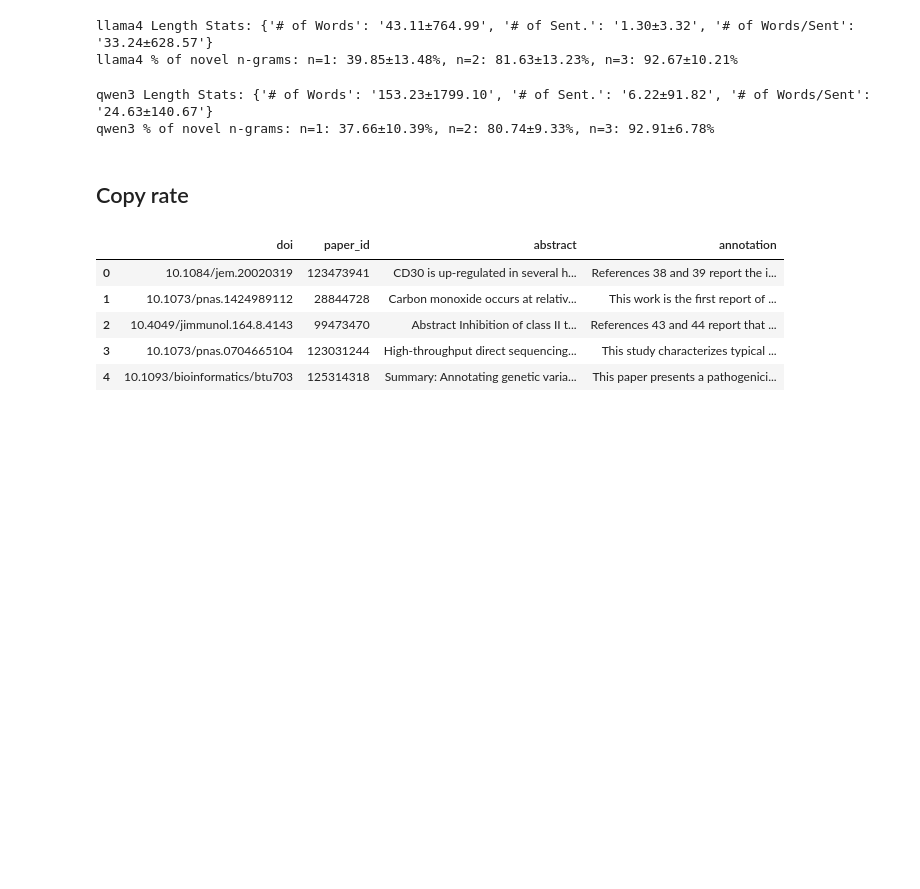
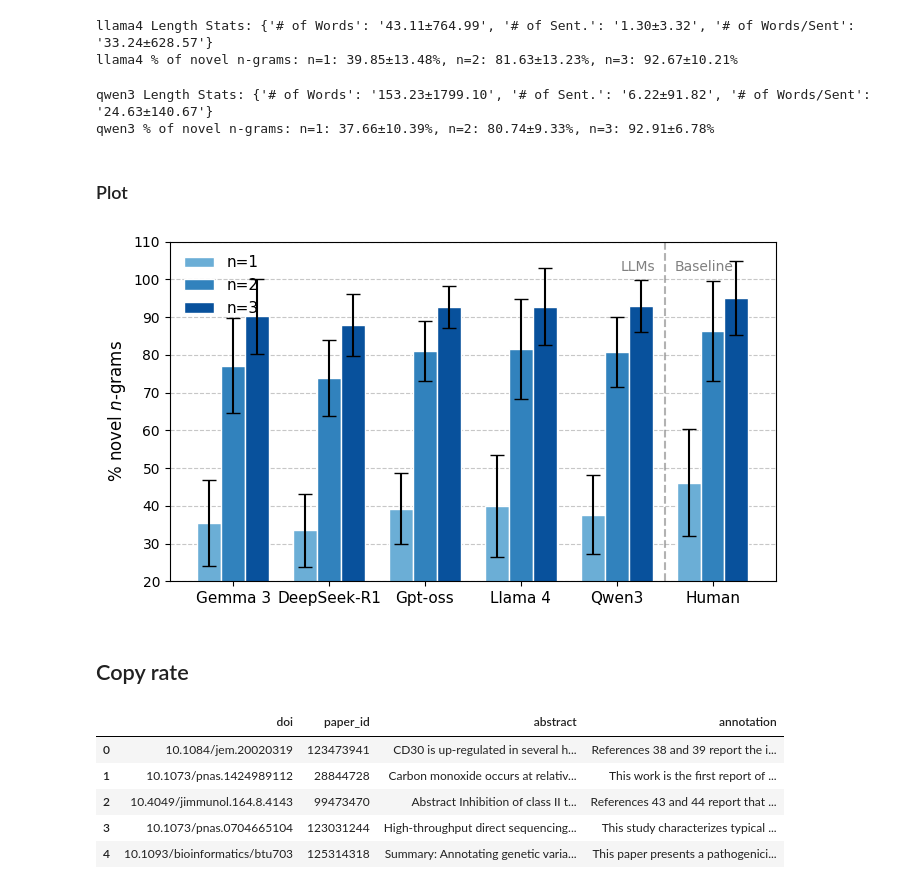
Before and after one commit to netknowledge/LLM_summarization, a Jupyter notebook: dataset_description/statistics.ipynb, the cells around one changed output. Cells and saved outputs as stored; diff of their text form; code cells hidden in the pictures; blank space fills up the shorter version.

```diff
--- a/dataset_description/statistics.ipynb
+++ b/dataset_description/statistics.ipynb
@@ -302,6 +302,58 @@ qwen3 % of novel n-grams: n=1: 37.66±10.39%, n=2: 80.74±9.33%, n=3: 92.91±6.7
 # Named entities per 100 words
 ne_mean, ne_std = named_entities_per_100_words(gen_text)
 print(f"{model_name} # of NEs per 100 words: {ne_mean:.2f}±{ne_std:.2f}")
+# %% [markdown]
+### Plot
+# %%
+import matplotlib.pyplot as plt
+import numpy as np
+
+models = ['Gemma 3', 'DeepSeek-R1', 'Gpt-oss', 'Llama 4', 'Qwen3', 'Human']
+
+means_n1 = [35.44, 33.48, 39.22, 39.85, 37.66, 46.13]
+means_n2 = [77.12, 73.81, 80.94, 81.63, 80.74, 86.33]
+means_n3 = [90.20, 87.90, 92.70, 92.67, 92.91, 95.09]
+
+stds_n1 = [11.35, 9.59, 9.36, 13.48, 10.39, 14.23]
+stds_n2 = [12.49, 10.13, 7.95, 13.23, 9.33, 13.16]
+stds_n3 = [9.90, 8.20, 5.64, 10.21, 6.78, 9.86]
+
+plt.style.use('default')
+
+fig, ax = plt.subplots(figsize=(7, 4))
+
+x = np.arange(len(models))
+width = 0.25
+
+rects1 = ax.bar(x - width, means_n1, width, yerr=stds_n1, label='n=1', capsize=5, color='#6baed6', edgecolor='white')
+rects2 = ax.bar(x, means_n2, width, yerr=stds_n2, label='n=2', capsize=5, color='#3182bd', edgecolor='white')
+rects3 = ax.bar(x + width, means_n3, width, yerr=stds_n3, label='n=3', capsize=5, color='#08519c', edgecolor='white')
+
+ax.set_ylabel('% novel $n$-grams', fontsize=12)
+ax.set_xlabel('', fontsize=12)
+
+ax.set_xticks(x)
+ax.set_xticklabels(models, fontsize=11)
+plt.xticks(rotation=0)
+
+ax.set_ylim(20, 110)
+
+ax.legend(fontsize=11, title_fontsize=12, loc='upper left', frameon=False)
+
+ax.set_axisbelow(True)
+ax.yaxis.grid(True, linestyle='--', alpha=0.7)
+
+separator_x = 4.5
+ax.axvline(x=separator_x, color='grey', linestyle='--', linewidth=1.5, alpha=0.6)
+ax.text(separator_x - 0.1, 105, 'LLMs', ha='right', va='top', color='grey')
+ax.text(separator_x + 0.1, 105, 'Baseline', ha='left', va='top', color='grey')
+
+plt.tight_layout()
+
+# plt.savefig('novel_ngrams_chart.png', dpi=300, bbox_inches='tight')
+plt.show()
+# %% [output]
+[figure, added]
 # %% [markdown]
 ## Copy rate
 # %%
```
Also changed, not shown: 3 other files.
